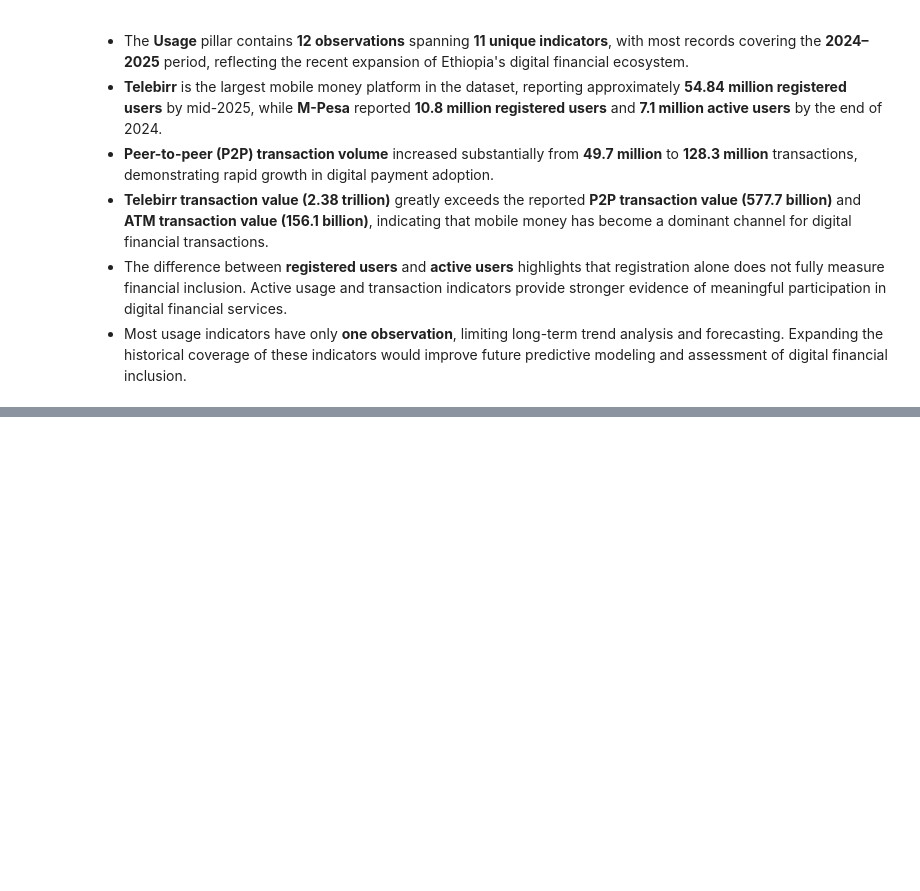
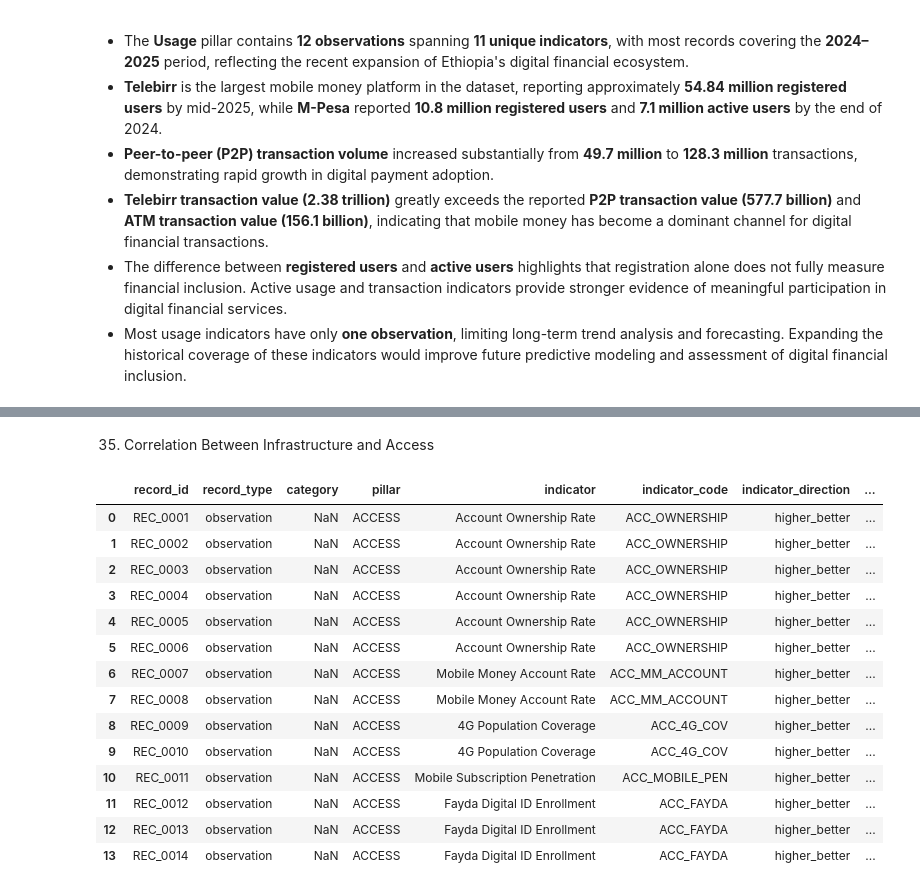
Before and after one commit to Lalisecf/ethiopia-fi-forecast-week11, a Jupyter notebook: notebooks/task_2_eda.ipynb, the cells around one changed output, grey strips where cells are left out. Cells and saved outputs as stored; diff of their text form; code cells hidden in the pictures; blank space fills up the shorter version.

```diff
--- a/notebooks/task_2_eda.ipynb
+++ b/notebooks/task_2_eda.ipynb
@@ -1386,0 +1513,31 @@ These findings emphasize that registration figures alone do not fully capture fi
+# %% [markdown]
+35. Correlation Between Infrastructure and Access
+# %%
+#Create a small dataframe.
+infra_corr = observations[
+    observations["indicator_code"].isin([
+        "ACC_OWNERSHIP",
+        "ACC_MOBILE_PEN",
+        "ACC_4G_COV",
+        "ACC_FAYDA",
+        "ACC_MM_ACCOUNT"
+    ])
+]
+
+infra_corr
+# %% [output]
+|  | record_id | record_type | category | pillar | indicator | indicator_code | indicator_direction | ... |
+| 0 | REC_0001 | observation | NaN | ACCESS | Account Ownership Rate | ACC_OWNERSHIP | higher_better | ... |
+| 1 | REC_0002 | observation | NaN | ACCESS | Account Ownership Rate | ACC_OWNERSHIP | higher_better | ... |
+| 2 | REC_0003 | observation | NaN | ACCESS | Account Ownership Rate | ACC_OWNERSHIP | higher_better | ... |
+| 3 | REC_0004 | observation | NaN | ACCESS | Account Ownership Rate | ACC_OWNERSHIP | higher_better | ... |
+| 4 | REC_0005 | observation | NaN | ACCESS | Account Ownership Rate | ACC_OWNERSHIP | higher_better | ... |
+| 5 | REC_0006 | observation | NaN | ACCESS | Account Ownership Rate | ACC_OWNERSHIP | higher_better | ... |
+| 6 | REC_0007 | observation | NaN | ACCESS | Mobile Money Account Rate | ACC_MM_ACCOUNT | higher_better | ... |
+| 7 | REC_0008 | observation | NaN | ACCESS | Mobile Money Account Rate | ACC_MM_ACCOUNT | higher_better | ... |
+| 8 | REC_0009 | observation | NaN | ACCESS | 4G Population Coverage | ACC_4G_COV | higher_better | ... |
+| 9 | REC_0010 | observation | NaN | ACCESS | 4G Population Coverage | ACC_4G_COV | higher_better | ... |
+| 10 | REC_0011 | observation | NaN | ACCESS | Mobile Subscription Penetration | ACC_MOBILE_PEN | higher_better | ... |
+| 11 | REC_0012 | observation | NaN | ACCESS | Fayda Digital ID Enrollment | ACC_FAYDA | higher_better | ... |
+| 12 | REC_0013 | observation | NaN | ACCESS | Fayda Digital ID Enrollment | ACC_FAYDA | higher_better | ... |
+| 13 | REC_0014 | observation | NaN | ACCESS | Fayda Digital ID Enrollment | ACC_FAYDA | higher_better | ... |
```
Also changed, not shown: parts of 17 cells of this notebook.
